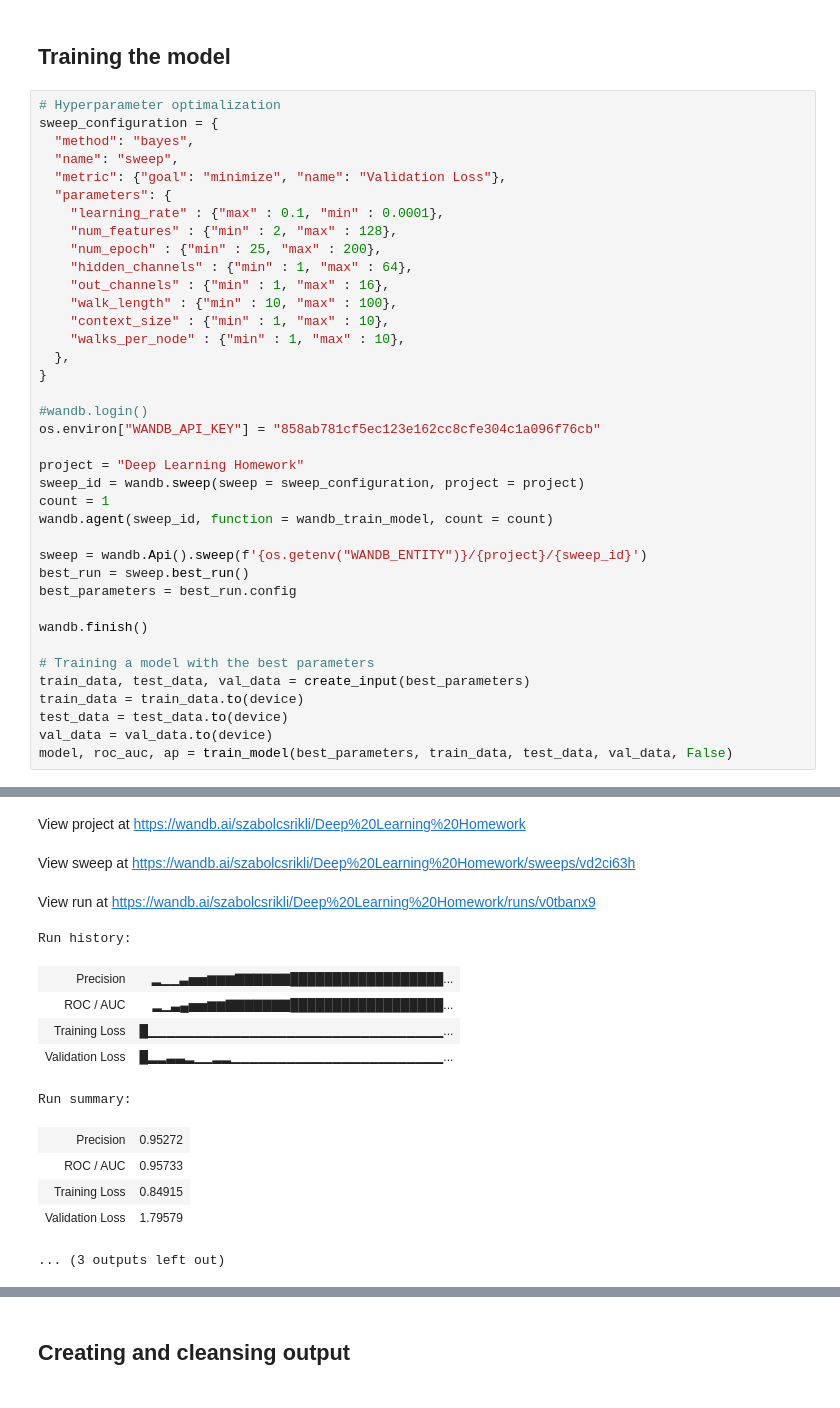
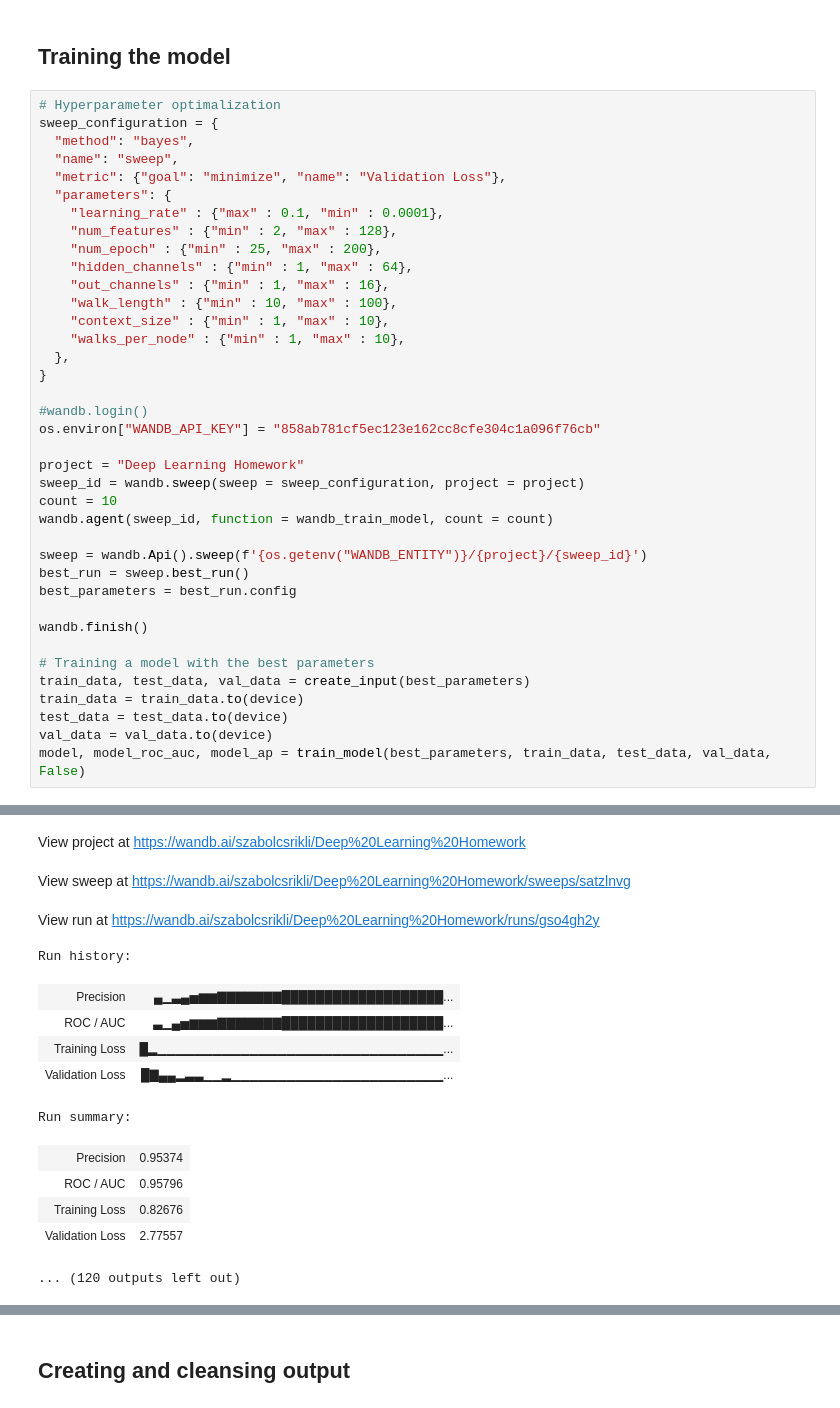
Before and after one commit to gyomberpet/DL-friend-recommendation, a Jupyter notebook: final_milestone.ipynb, the cells around one changed output, grey strips where cells are left out. Saved outputs shown, nothing was run; the diff lists cells and outputs as text.

```diff
--- a/final_milestone.ipynb
+++ b/final_milestone.ipynb
@@ -391,7 +336,7 @@ os.environ["WANDB_API_KEY"] = "858ab781cf5ec123e162cc8cfe304c1a096f76cb"
 
 project = "Deep Learning Homework"
 sweep_id = wandb.sweep(sweep = sweep_configuration, project = project)
-count = 1
+count = 10
 wandb.agent(sweep_id, function = wandb_train_model, count = count)
 
 sweep = wandb.Api().sweep(f'{os.getenv("WANDB_ENTITY")}/{project}/{sweep_id}')
@@ -405,5 +350,5 @@ train_data, test_data, val_data = create_input(best_parameters)
 train_data = train_data.to(device)
 test_data = test_data.to(device)
 val_data = val_data.to(device)
-model, roc_auc, ap = train_model(best_parameters, train_data, test_data, val_data, False)
+model, model_roc_auc, model_ap = train_model(best_parameters, train_data, test_data, val_data, False)
 # %% [output]
@@ -425,14 +371,14 @@ Sweep page: https://wandb.ai/szabolcsrikli/Deep%20Learning%20Homework/sweeps/vd2
 View project at https://wandb.ai/szabolcsrikli/Deep%20Learning%20Homework
-View sweep at https://wandb.ai/szabolcsrikli/Deep%20Learning%20Homework/sweeps/vd2ci63h
+View sweep at https://wandb.ai/szabolcsrikli/Deep%20Learning%20Homework/sweeps/satzlnvg
-View run at https://wandb.ai/szabolcsrikli/Deep%20Learning%20Homework/runs/v0tbanx9
+View run at https://wandb.ai/szabolcsrikli/Deep%20Learning%20Homework/runs/gso4gh2y
 Run history:
-| Precision | ▂▁▁▃▅▅▆▆▆▇▇▇▇▇▇██████████████████... |
-| ROC / AUC | ▂▁▃▄▅▅▆▆▇▇▇▇▇▇▇██████████████████... |
-| Training Loss | █▁▁▁▁▁▁▁▁▁▁▁▁▁▁▁▁▁▁▁▁▁▁▁▁▁▁▁▁▁▁▁▁... |
-| Validation Loss | █▂▂▃▃▂▁▁▂▂▁▁▁▁▁▁▁▁▁▁▁▁▁▁▁▁▁▁▁▁▁▁▁... |
+| Precision | ▄▁▃▄▅▆▆▇▇▇▇▇▇▇███████████████████... |
+| ROC / AUC | ▃▁▄▅▆▆▆▇▇▇▇▇▇▇███████████████████... |
+| Training Loss | █▂▁▁▁▁▁▁▁▁▁▁▁▁▁▁▁▁▁▁▁▁▁▁▁▁▁▁▁▁▁▁▁... |
+| Validation Loss | █▇▄▄▂▃▃▁▁▂▁▁▁▁▁▁▁▁▁▁▁▁▁▁▁▁▁▁▁▁▁▁▁... |
 Run summary:
-| Precision | 0.95272 |
-| ROC / AUC | 0.95733 |
-| Training Loss | 0.84915 |
-| Validation Loss | 1.79579 |
+| Precision | 0.95374 |
+| ROC / AUC | 0.95796 |
+| Training Loss | 0.82676 |
+| Validation Loss | 2.77557 |
-... (3 outputs left out)
+... (120 outputs left out)
```
Also changed, not shown: parts of 11 cells of this notebook, 2 other files.
